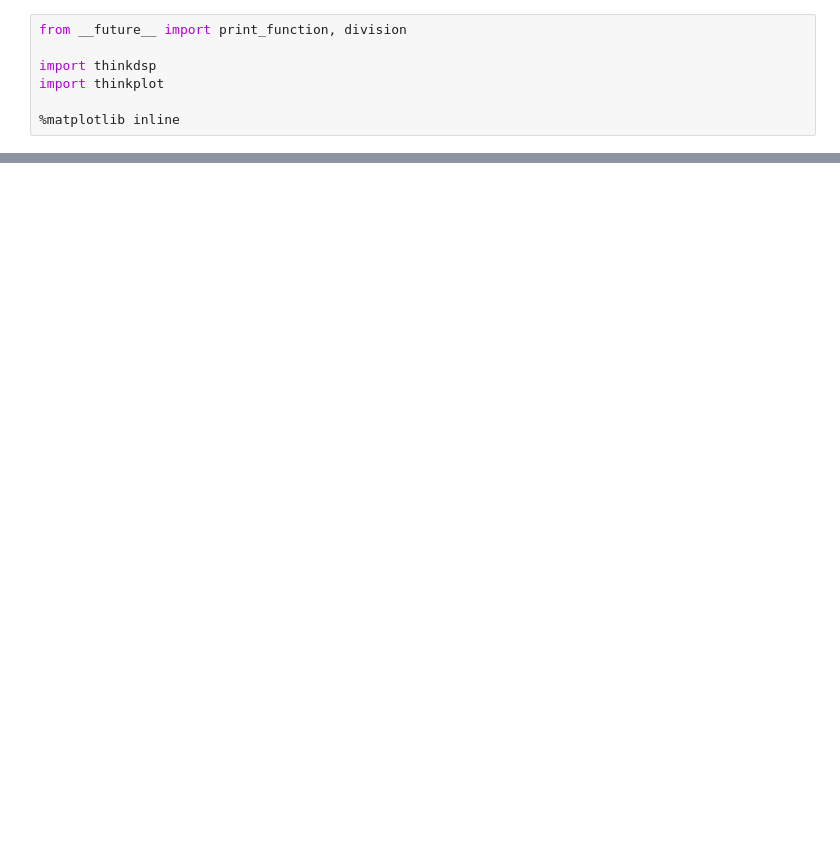
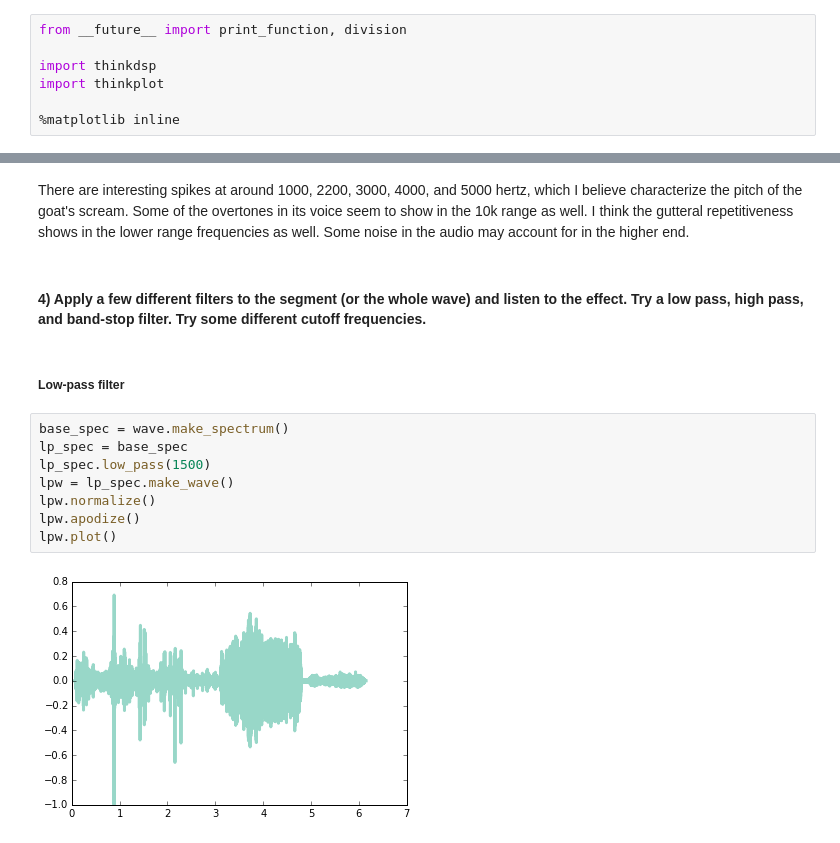
Before and after one commit to gubbatuba/ThinkDSP, a Jupyter notebook: code/ps01.ipynb, the cells around one changed output, grey strips where cells are left out. Drawn from its saved outputs; the diff is of its cells as text; blank space fills up the shorter version.

```diff
--- a/code/ps01.ipynb
+++ b/code/ps01.ipynb
@@ -25,0 +38,16 @@ SyntaxError: invalid syntax (<ipython-input-3-0c6e2e9150fa>, line 1)
+# %% [markdown]
+There are interesting spikes at around 1000, 2200, 3000, 4000, and 5000 hertz, which I believe characterize the pitch of the goat's scream. Some of the overtones in its voice seem to show in the 10k range as well. I think the gutteral repetitiveness shows in the lower range frequencies as well. Some noise in the audio may account for in the higher end.
+# %% [markdown]
+#### 4) Apply a few different filters to the segment (or the whole wave) and listen to the effect.  Try a low pass, high pass, and band-stop filter.  Try some different cutoff frequencies.
+# %% [markdown]
+##### Low-pass filter
+# %%
+base_spec = wave.make_spectrum()
+lp_spec = base_spec
+lp_spec.low_pass(1500)
+lpw = lp_spec.make_wave()
+lpw.normalize()
+lpw.apodize()
+lpw.plot()
+# %% [output]
+[figure, added]
```
Also changed, not shown: parts of 44 cells of this notebook.
